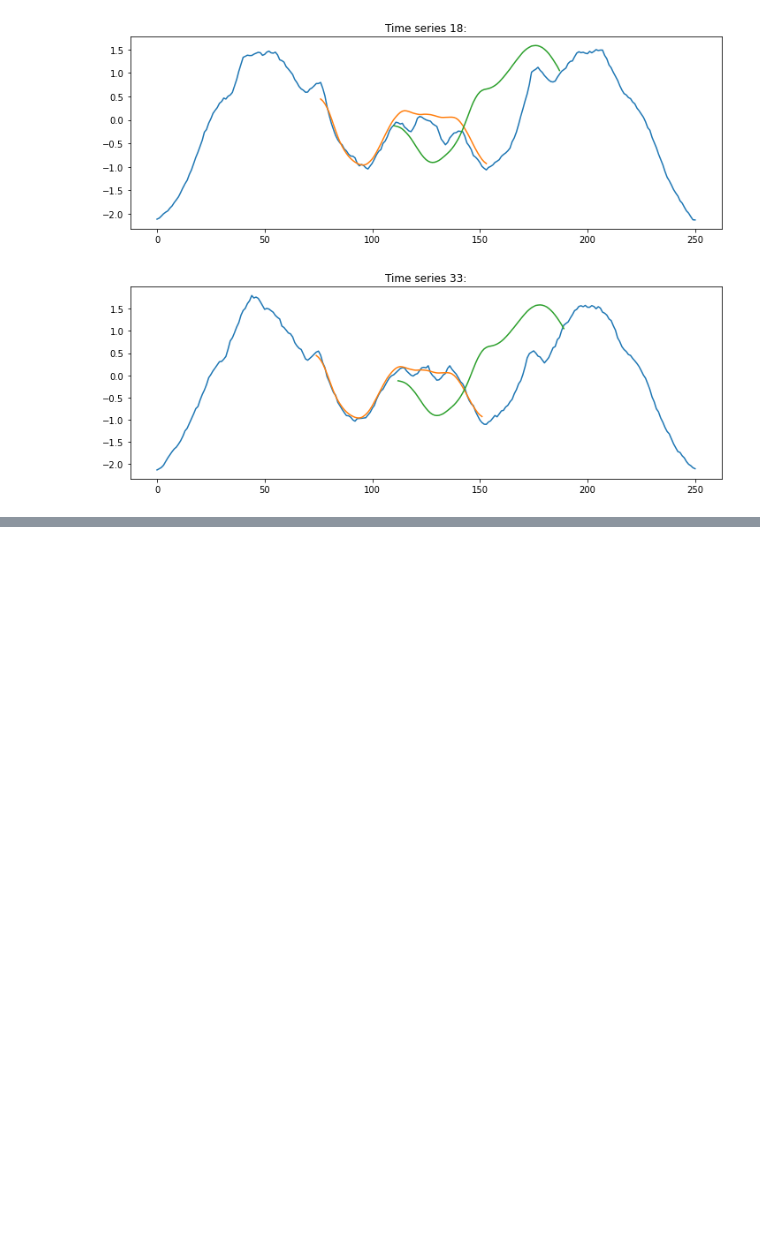
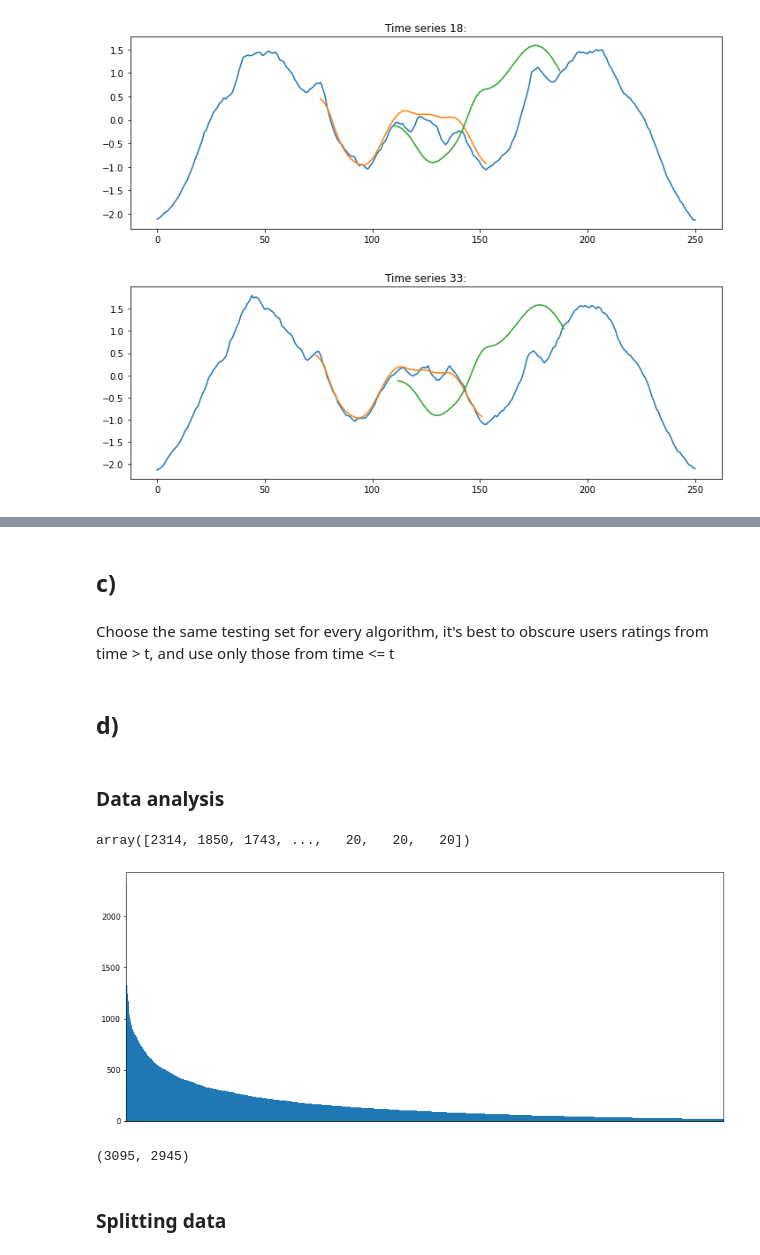
Before and after one commit to AdrianUrbanski/ADM, a Jupyter notebook: lista3.ipynb, the cells around one changed output, grey strips where cells are left out. Cells and saved outputs as stored; diff of their text form; code cells hidden in the pictures; blank space fills up the shorter version.

```diff
--- a/lista3.ipynb
+++ b/lista3.ipynb
@@ -469,0 +779,24 @@ for ts_idx in (14, 16, 18, 33):
+# %% [markdown]
+## c)
+# %% [markdown]
+Choose the same testing set for every algorithm, it's best to obscure users ratings from time > t, and use only those from time <= t
+# %% [markdown]
+## d)
+# %% [markdown]
+### Data analysis
+# %%
+ratings_df = pd.read_csv('ratings.dat', sep='::', header=None,  names=['UserID', 'MovieID', 'Rating', 'Timestamp'])
+# %%
+ratings_per_user = ratings_df['UserID'].value_counts()
+# %%
+ratings_per_user.plot(kind='bar', figsize=(14,6), xticks=[], width=1.0)
+ratings_per_user.values
+# %% [output]
+array([2314, 1850, 1743, ...,   20,   20,   20])
+[figure, added]
+# %%
+np.sum(ratings_per_user < 100), np.sum(ratings_per_user >= 100)
+# %% [output]
+(3095, 2945)
+# %% [markdown]
+### Splitting data
```
Also changed, not shown: parts of 57 cells of this notebook.
